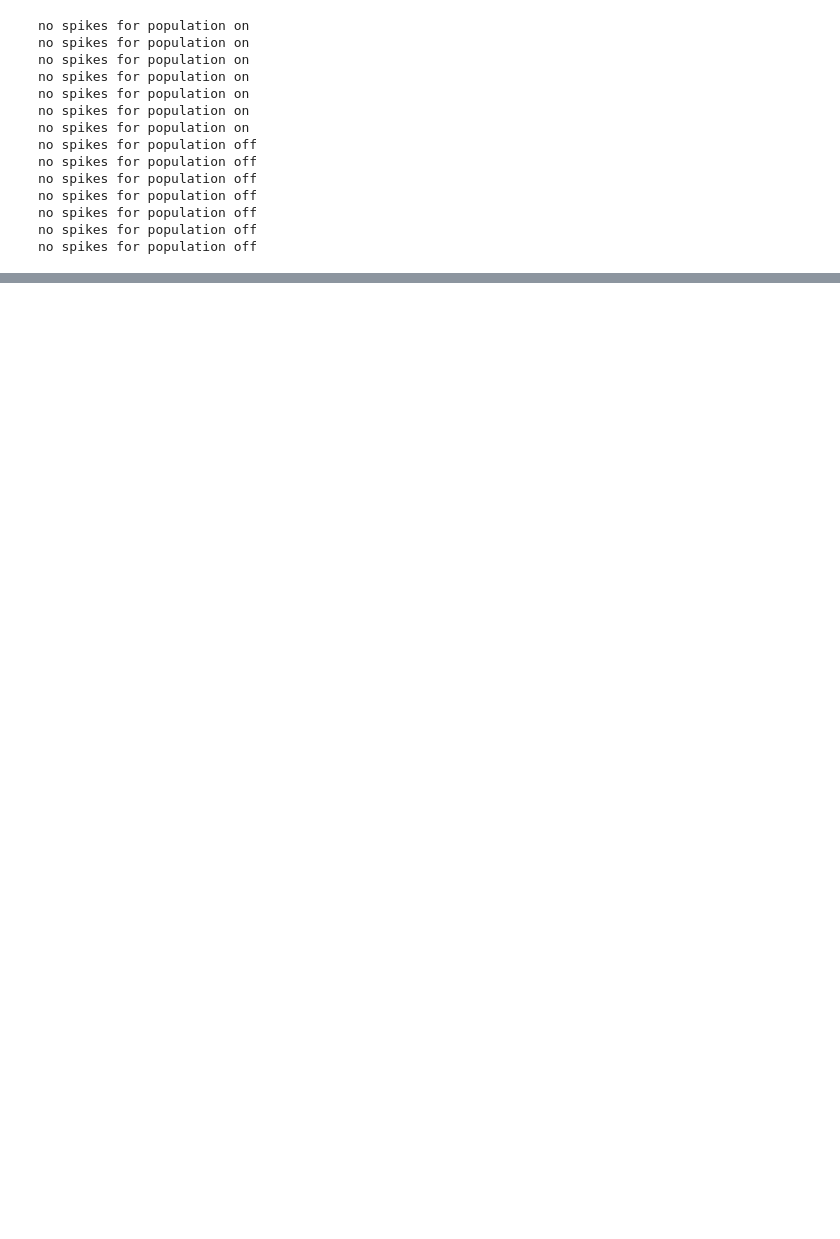
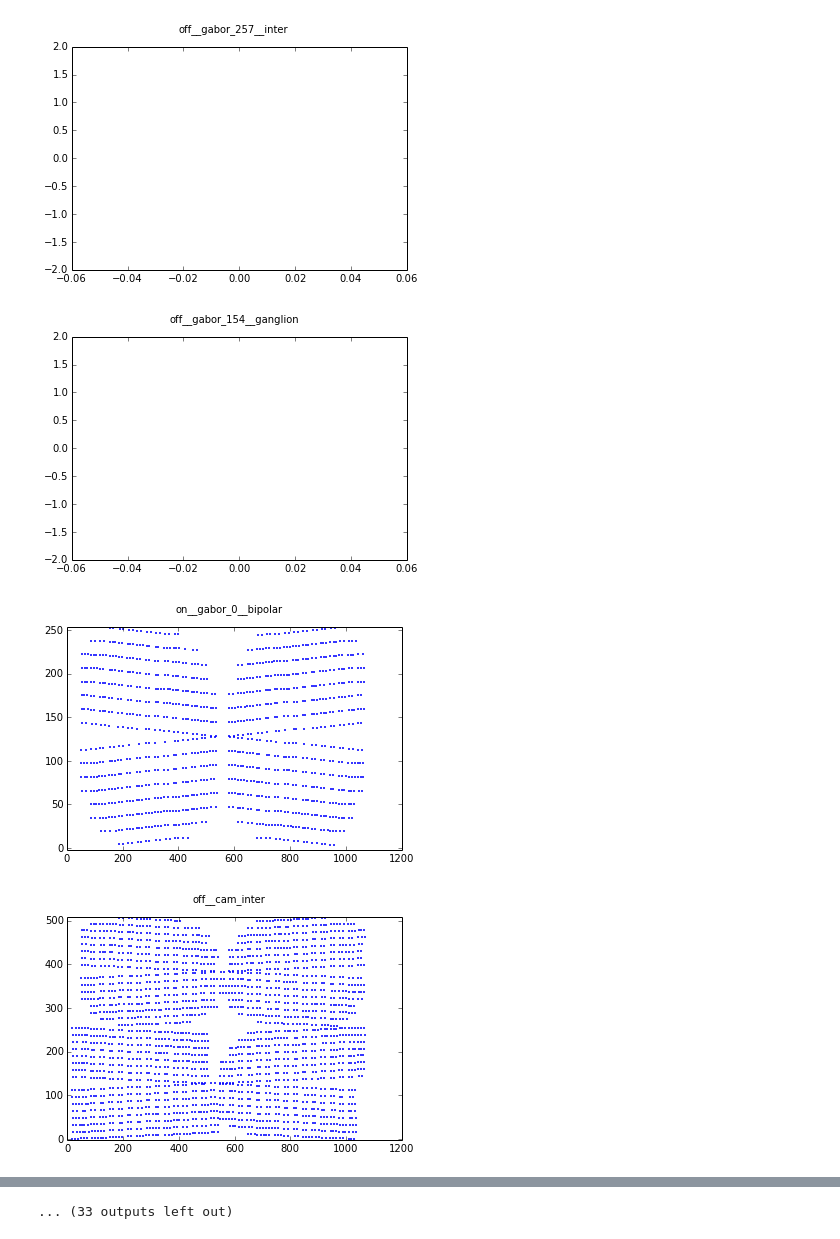
Before and after one commit to rjames91/play_vis, a Jupyter notebook: test_retina.ipynb, the cells around one changed output, grey strips where cells are left out. Cells and saved outputs as stored; diff of their text form; code cells hidden in the pictures; blank space fills up the shorter version.

Commit message:
retina spikes, need to see what outputs

```diff
--- a/test_retina.ipynb
+++ b/test_retina.ipynb
@@ -6,7 +6,7 @@
 import numpy as np
 import pylab as plt
 # import vision.sim_tools.connectors.kernel_connectors as kconn
-from vision.spike_tools.vis import my_imshow, plot_spikes
+from vision.spike_tools.vis import my_imshow, plot_spikes, plot_output_spikes
 # from vision.sim_tools.vis import plot_connector_3d
 # import vision.sim_tools.kernels.center_surround as csgen
 # import vision.sim_tools.kernels.gabor as gabgen
@@ -37,7 +37,8 @@ def setup_cam_pop(sim, spike_array, img_w, img_h, w2s=1.6):
     dmy_pops = []
     dmy_prjs = []
     for i in range(pop_size):
-        dmy_pops.append(sim.Population(1, cell, params,
+        dmy_pops.append(sim.Population(1, sim.SpikeSourceArray,
+                                       {'spike_times': spike_array[i]},
                                        label='pixel (row, col) = (%d, %d)'%\
                                        (i//img_w, i%img_w)))
         conn = [(0, i, w2s, 1)]
@@ -82,7 +83,7 @@ sim.setup(timestep=1., max_delay=12., min_delay=1.)
 
 cam, ssa_cam, prj_cam = setup_cam_pop(sim, spikes,
                                       img_w, img_h, w2s=1.6)
-
+cam.record()
 cfg = {'record': {'voltages': False,
                   'spikes': True,
                   'weights': False
@@ -97,25 +98,35 @@ sim.run(2500)
 out_spks = {}
 for k in retina.pops.keys():
     for p in retina.pops[k].keys():
-        key = "%s__%s"%(k, p)
-        try:
-            out_spks[key] = retina.pops[k][p].getSpikes(compatible_output=True)
-        except:
-            print("no spikes for population %s"%(key))
+        if isinstance(retina.pops[k][p], dict):
+            for t in retina.pops[k][p].keys():
 
+                key = "%s__%s__%s"%(k, p, t)
+                try:
+                    out_spks[key] = retina.pops[k][p][t].getSpikes(\
+                                                     compatible_output=True)
+                except:
+                    print("no spikes for population %s"%(key))
+        else:
+            key = "%s__%s"%(k, p)
+            try:
+                out_spks[key] = retina.pops[k][p].getSpikes(\
+                                                     compatible_output=True)
+            except:
+                print("no spikes for population %s"%(key))
+
+out_spks['camera'] = cam.getSpikes(compatible_output=True)
 sim.end()
-# %% [output]
-no spikes for population on
-no spikes for population on
-no spikes for population on
-no spikes for population on
-no spikes for population on
-no spikes for population on
-no spikes for population on
-no spikes for population off
-no spikes for population off
-no spikes for population off
-no spikes for population off
-no spikes for population off
-no spikes for population off
-no spikes for population off
+# %%
+
+
+for k in out_spks.keys():
+    fig = plt.figure()
+    plot_output_spikes(out_spks[k])
+    plt.suptitle(k)
+    plt.show()
+# %% [output]
+[figure, added]
+[figure, added]
+[figure, added]
+[figure, added]
@@ -121,0 +141 @@ no spikes for population off
+... (33 outputs left out)
```
Also changed, not shown: parts of 2 cells of this notebook.
